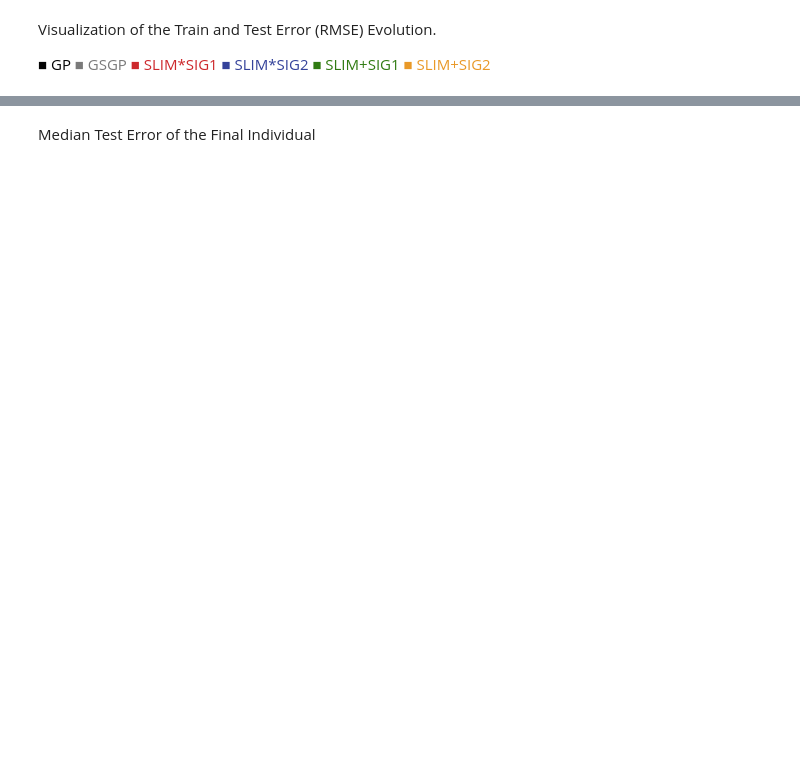
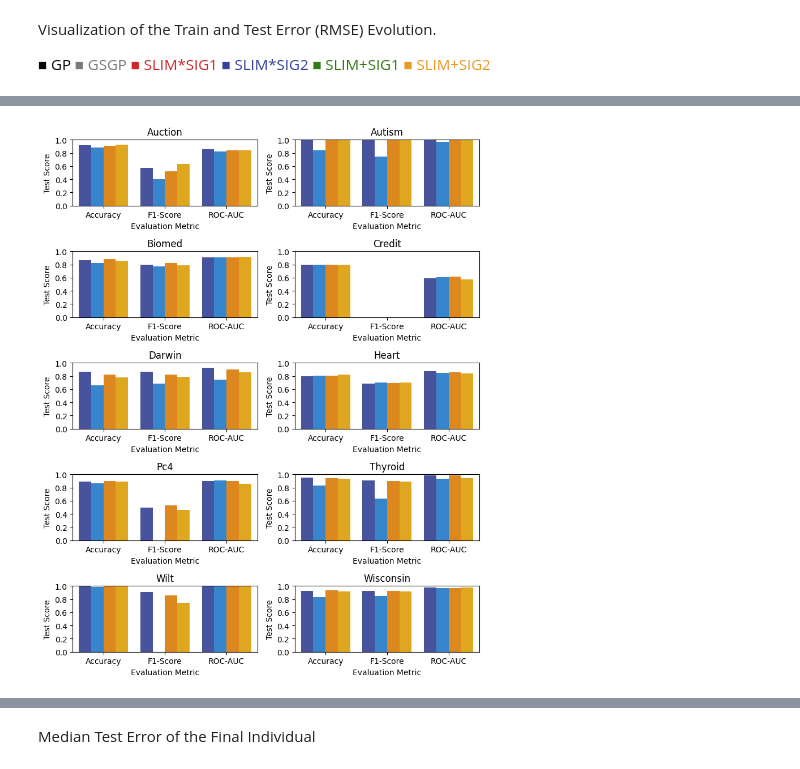
Before and after one commit to LeonDebatin/slim, a Jupyter notebook: mastero/experiments/RQ_Comparison/Comparison_analysis.ipynb, the cells around one changed output, grey strips where cells are left out. Cells and saved outputs as stored; diff of their text form; code cells hidden in the pictures; blank space fills up the shorter version.

```diff
--- a/mastero/experiments/RQ_Comparison/Comparison_analysis.ipynb
+++ b/mastero/experiments/RQ_Comparison/Comparison_analysis.ipynb
@@ -112,0 +159,4 @@ error_evolution_plot(ana.logs)
+# %%
+plot_performance_barplot(ana_compa.results_median.rename(columns= {'test.accuracy': 'Accuracy', 'test.f1_score': 'F1-Score', 'test.roc_auc': 'ROC-AUC'}), ['Accuracy', 'F1-Score', 'ROC-AUC'], groupby='name', palette =['#3949ab', '#1e88e5' , '#fb8c00','#ffb300'])
+# %% [output]
+[figure, added]
```
Also changed, not shown: parts of 31 cells of this notebook, 25 other files.
